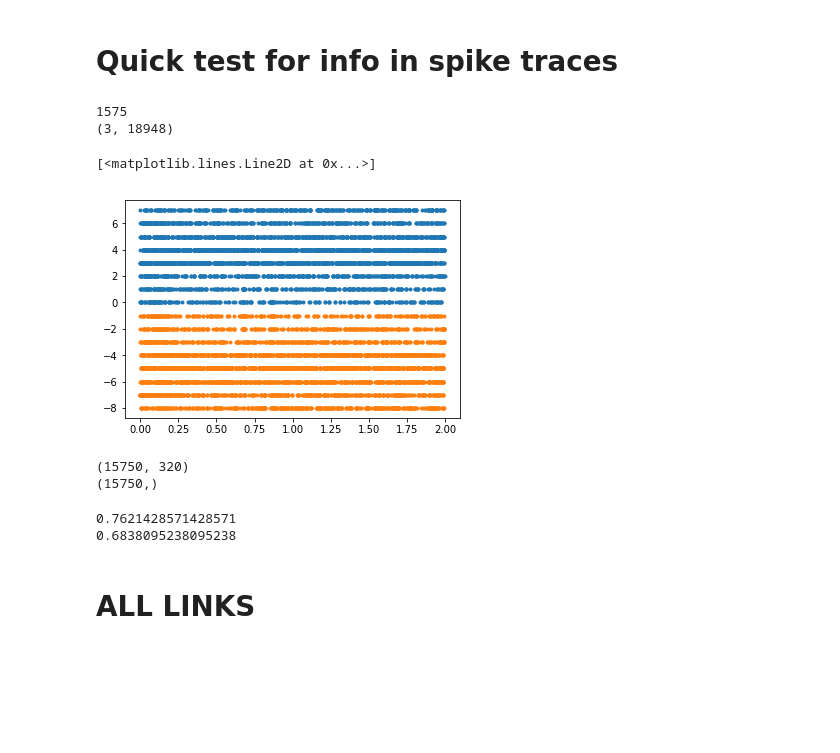
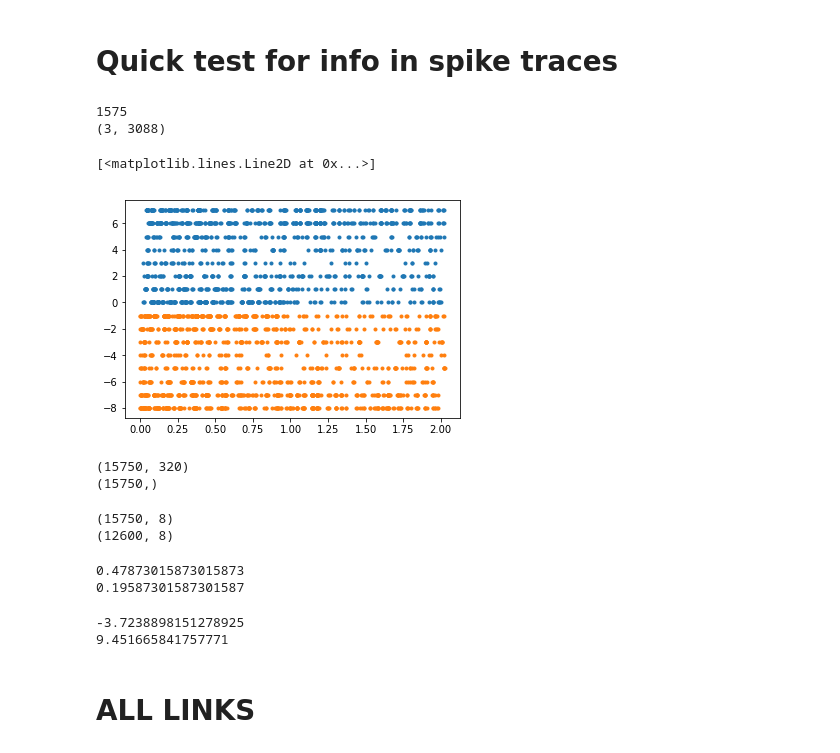
Before and after one commit to Enny1991/dvs_emg_fusion, a Jupyter notebook: prepare_full_dataset_.ipynb, the cells around one changed output. Cells and saved outputs as stored; diff of their text form; code cells hidden in the pictures; blank space fills up the shorter version.

```diff
--- a/prepare_full_dataset_.ipynb
+++ b/prepare_full_dataset_.ipynb
@@ -327,7 +327,7 @@ pkl.dump(subjects, open('relax21_dvs_emg_step1.pkl', 'wb'))
 # %% [markdown]
 This file contains raw emg and dvs it is useful for the next step of spiking the EMG
 # %%
-subjects = pkl.load(open('relax21_dvs_emg_step1.pkl', 'rb'))
+subjects = pkl.load(open('data/relax21_dvs_emg_step1.pkl', 'rb'))
 # %%
 # plot full session
 data = subjects['subject04_session02']
@@ -471,7 +498,7 @@ pkl.dump(subjects, open('relax21_dvs_emg_step2.pkl', 'wb'))
 # %% [markdown]
 This file contains the spikes of EMG and DVS we will load it to  create a dataset which is easier to handle
 # %%
-subjects = pkl.load(open('relax21_dvs_emg_step2.pkl', 'rb'))
+subjects = pkl.load(open('relax21_dvs_emg_rms_step2.pkl', 'rb'))
 # %%
 all_sub_id = []
 all_ses_id = []
@@ -523,5 +550,5 @@ pkl.dump({'y': all_y,
 # %%
-data = pkl.load(open('relax21_dvs_emg_spikes.pkl', 'rb'))
+data = pkl.load(open('relax21_dvs_emg_rms_spikes.pkl', 'rb'))
 print(data.keys())
 # %% [output]
 dict_keys(['y', 'sub', 'ses', 'dvs', 'emg'])
@@ -549,14 +576,14 @@ print(len(data['emg']))
 print(data['emg'][0].shape)
 # %% [output]
 1575
-(3, 18948)
+(3, 3088)
 # %%
-idx = 128
+idx = 1330
 plt.plot(data['emg'][idx][1][data['emg'][idx][2] == 0], data['emg'][idx][0][data['emg'][idx][2] == 0], '.')
 plt.plot(data['emg'][idx][1][data['emg'][idx][2] == 1], -1 * data['emg'][idx][0][data['emg'][idx][2] == 1] - 1, '.')
 # %% [output]
 [<matplotlib.lines.Line2D at 0x...>]
-[figure, old version]
+[figure, new version]
 # %%
 def spike_rate(ts, ch, frame_len=0.02, frame_step=0.01, n_ch=None):
 
@@ -611,26 +638,30 @@ print(Y.shape)
 (15750,)
 # %%
 idx = np.random.permutation(len(X))
-X = X[idx]
+X2 = X[idx]
 Y = Y[idx]
 
 # pca
 pca = PCA(8)
-X = pca.fit_transform(X)
-m = np.mean(X, 0, keepdims=True)
-s = np.std(X, 0, keepdims=True)
-X = (X - m) / s
+X2 = pca.fit_transform(X)
+# m = np.mean(X2)
+s = np.std(X2)
+# X2 = (X2 - m) / s
+X2 = X2 / s
 
-print(X.shape)
-n_train = int(len(X) * 0.8)
-x_train = X[:n_train]
-x_test = X[n_train:]
+print(X2.shape)
+n_train = int(len(X2) * 0.8)
+x_train = X2[:n_train]
+x_test = X2[n_train:]
 y_train = Y[:n_train]
 y_test = Y[n_train:]
 
 print(x_train.shape)
+# %% [output]
+(15750, 8)
+(12600, 8)
 # %%
-clf = SVC(gamma='auto', kernel='rbf', C=10)
+clf = SVC(gamma='auto', kernel='rbf', C=100)
 
 clf.fit(x_train, y_train.ravel())
 acc_te_out = clf.score(x_test, y_test.ravel())
@@ -638,8 +669,14 @@ acc_tr_out = clf.score(x_train, y_train.ravel())
 print(acc_tr_out)
 print(acc_te_out)
 # %% [output]
-0.7621428571428571
-0.6838095238095238
+0.47873015873015873
+0.19587301587301587
+# %%
+print(np.min(X2))
+print(np.max(X2))
+# %% [output]
+-3.7238898151278925
+9.451665841757771
 # %% [markdown]
 # ALL LINKS
 # %% [markdown]
```
Also changed, not shown: parts of 7 cells of this notebook, 2 other files.
